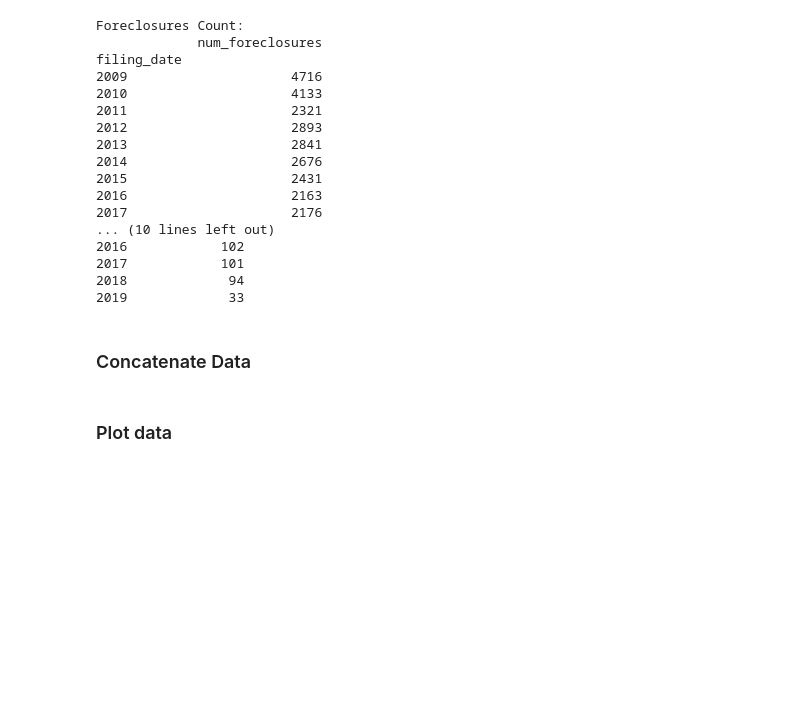
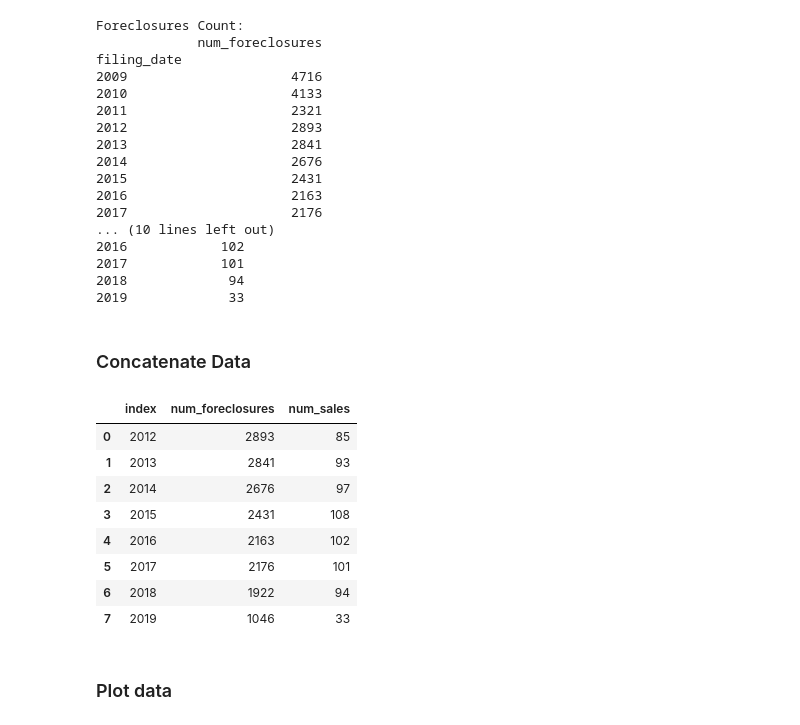
Before and after one commit to juil/fintech-uoftbootcamp, a Jupyter notebook: 06-pyviz/class2/Activities - Plotly/02-Stu_Parallel_Coordinates/Unsolved/plotting_in_parallel.ipynb, the cells around one changed output. Drawn from its saved outputs; the diff is of its cells as text; code cells hidden in the pictures; blank space fills up the shorter version.

```diff
--- a/06-pyviz/class2/Activities - Plotly/02-Stu_Parallel_Coordinates/Unsolved/plotting_in_parallel.ipynb
+++ b/06-pyviz/class2/Activities - Plotly/02-Stu_Parallel_Coordinates/Unsolved/plotting_in_parallel.ipynb
@@ -61,3 +59,17 @@ filing_date
+# %%
+# Concatenate data
+realty_transactions = pd.concat([foreclosures_grp_cnt, sales_grp_cnt], axis='columns', join='inner').dropna().reset_index()
+realty_transactions
+# %% [output]
+|  | index | num_foreclosures | num_sales |
+| 0 | 2012 | 2893 | 85 |
+| 1 | 2013 | 2841 | 93 |
+| 2 | 2014 | 2676 | 97 |
+| 3 | 2015 | 2431 | 108 |
+| 4 | 2016 | 2163 | 102 |
+| 5 | 2017 | 2176 | 101 |
+| 6 | 2018 | 1922 | 94 |
+| 7 | 2019 | 1046 | 33 |
 # %% [markdown]
  ### Plot data
 # %%
```
Also changed, not shown: parts of 2 cells of this notebook.
